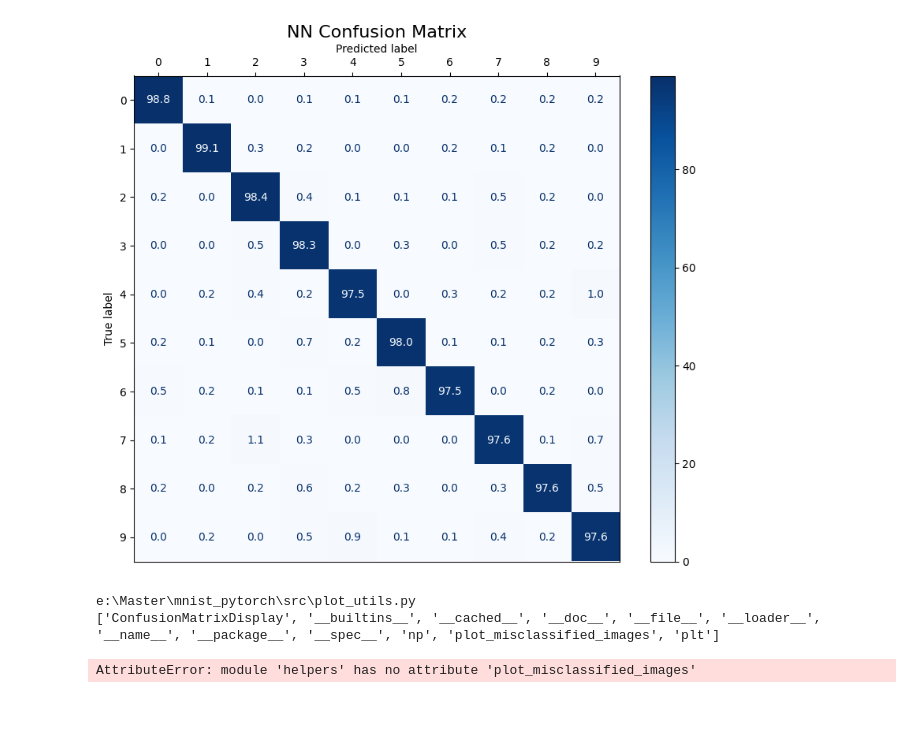
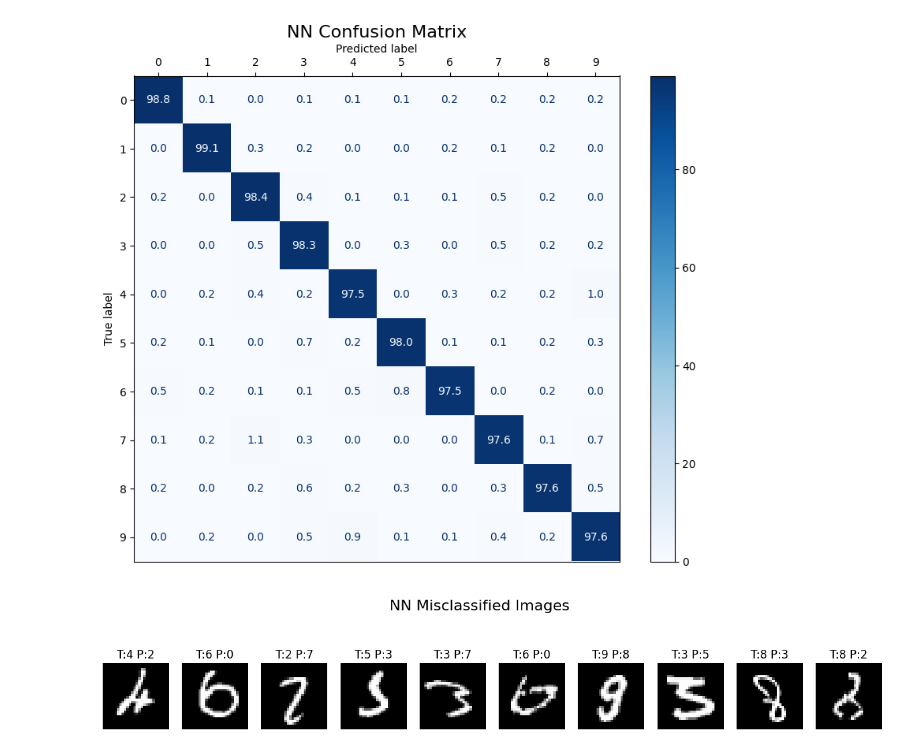
Before and after one commit to GhiasAli17/Models-Evaluation-on-MNIST, a Jupyter notebook: src/main.ipynb, the cells around one changed output. Saved outputs shown, nothing was run; the diff lists cells and outputs as text; code cells hidden in the pictures; blank space fills up the shorter version.

```diff
--- a/src/main.ipynb
+++ b/src/main.ipynb
@@ -116,16 +170,8 @@ from plot_utils import display_confusion_matrix
 display_confusion_matrix(cm_nn, "NN Confusion Matrix")
 # %% [output]
 [figure]
-# %%
-import plot_utils
-print(plot_utils.__file__)
-print(dir(plot_utils))
-# %% [output]
-e:\Master\mnist_pytorch\src\plot_utils.py
-['ConfusionMatrixDisplay', '__builtins__', '__cached__', '__doc__', '__file__', '__loader__', '__name__', '__package__', '__spec__', 'np', 'plot_misclassified_images', 'plt']
 # %%
 misclassified_nn = np.where(test_preds_nn != test_labels_nn)[0]
-plot_utils.plot_misclassified_images(misclassified_nn, x_test_nn, y_test_nn, test_preds_nn, "NN Misclassified Images")
-plot_utils.plot_training_graphs(history_nn, "NN", "NN Accuracy and Loss")
+plot_misclassified_images(misclassified_nn, x_test_nn, y_test_nn, test_preds_nn, "NN Misclassified Images")
 # %% [output]
-AttributeError: module 'helpers' has no attribute 'plot_misclassified_images'
+[figure, added]
```
Also changed, not shown: parts of 12 cells of this notebook, 2 other files.
